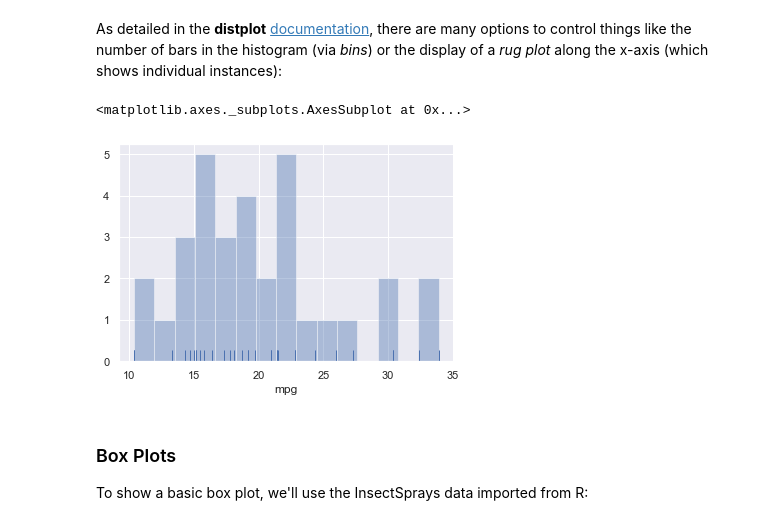
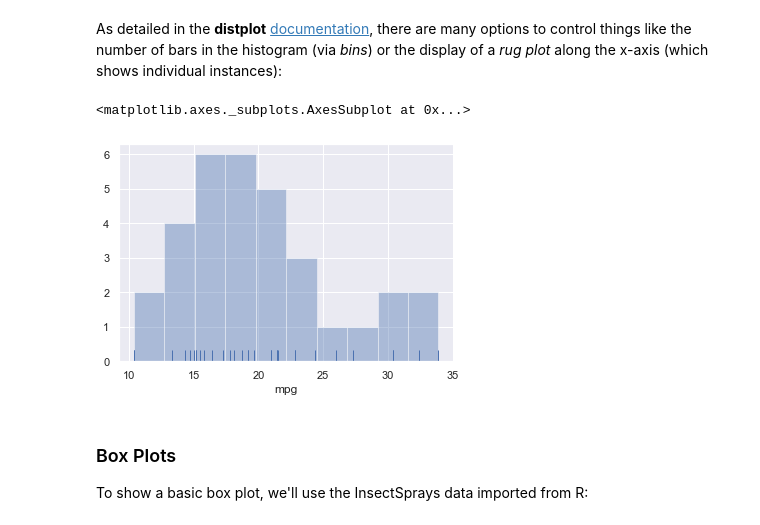
Before and after one commit to davedgd/python-bootcamp, a Jupyter notebook: Unit 7/Python-Bootcamp-Unit7.ipynb, the cells around one changed output. Saved outputs shown, nothing was run; the diff lists cells and outputs as text; code cells hidden in the pictures.

```diff
--- a/Unit 7/Python-Bootcamp-Unit7.ipynb
+++ b/Unit 7/Python-Bootcamp-Unit7.ipynb
@@ -338,11 +340,11 @@ As detailed in the **distplot** [documentation](https://seaborn.pydata.org/gener
 # %%
 sns.distplot(mtcars.data['mpg'],
              kde = False,
-             bins = 15,
+             bins = 10,
              rug = True)
 # %% [output]
 <matplotlib.axes._subplots.AxesSubplot at 0x...>
-[figure, old version]
+[figure, new version]
 # %% [markdown]
 ### Box Plots
 
```
Also changed, not shown: parts of 13 cells of this notebook, 5 other files.
